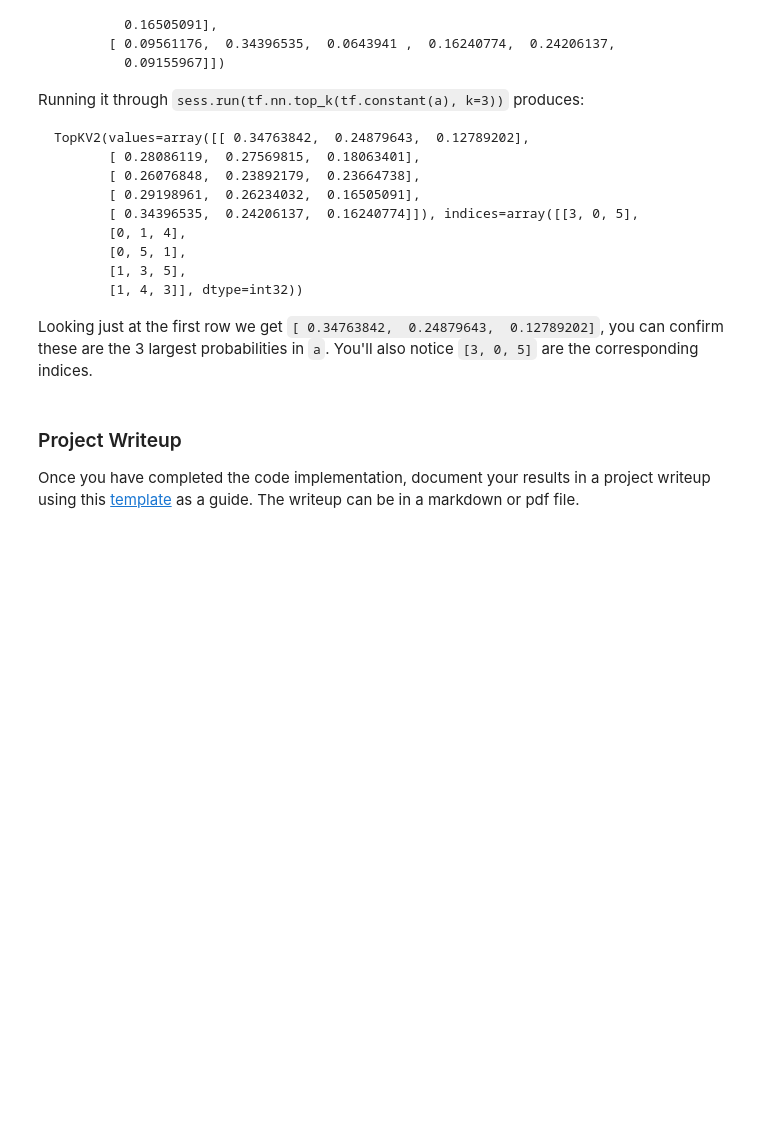
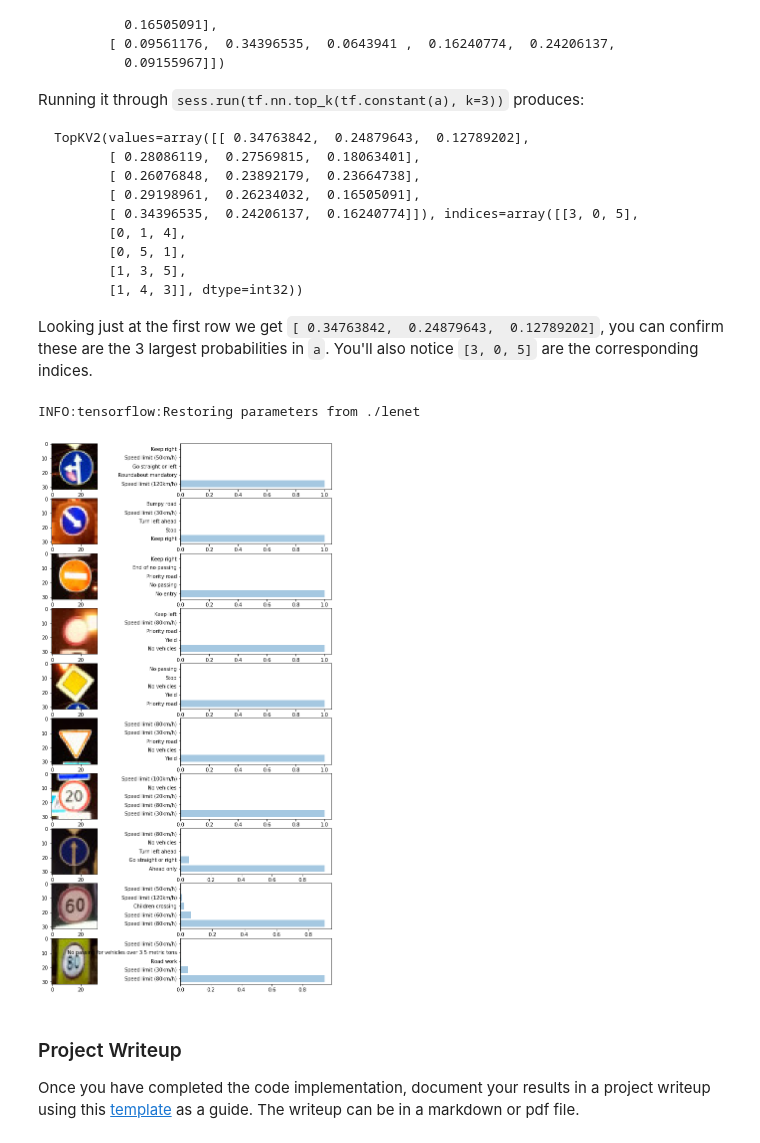
Before and after one commit to yang1688899/CarND-Traffic-Sign-Classifier-Project, a Jupyter notebook: Traffic_Sign_Classifier.ipynb, the cells around one changed output. Saved outputs shown, nothing was run; the diff lists cells and outputs as text; code cells hidden in the pictures; blank space fills up the shorter version.

```diff
--- a/Traffic_Sign_Classifier.ipynb
+++ b/Traffic_Sign_Classifier.ipynb
@@ -406,9 +398,10 @@ INFO:tensorflow:Restoring parameters from ./lenet
 ### Calculate the accuracy for these 5 new images.
 ### For example, if the model predicted 1 out of 5 signs correctly, it's 20% accurate on these new images.
 with tf.Session() as sess:
+    saver = tf.train.import_meta_graph('lenet.meta')
     saver.restore(sess, './lenet')
 
     test_accuracy_on_new_img = evaluate(new_data_processed, new_labels)
-    print("Test Accuracy = {:.3f}".format(test_accuracy_on_new_img))
+    print("Test on new image accuracy = {:.3f}".format(test_accuracy_on_new_img))
 # %% [output]
 INFO:tensorflow:Restoring parameters from ./lenet
@@ -459,3 +449,33 @@ Looking just at the first row we get `[ 0.34763842,  0.24879643,  0.12789202]`,
+# %%
+### Print out the top five softmax probabilities for the predictions on the German traffic sign images found on the web.
+### Feel free to use as many code cells as needed.
+top_5 = tf.nn.top_k(tf.nn.softmax(logits),5)
+with tf.Session() as sess:
+    saver = tf.train.import_meta_graph('lenet.meta')
+    saver.restore(sess, './lenet')
+    top_5_predicts = sess.run(top_5,feed_dict={x:new_data_processed})
+predict_indices = top_5_predicts.indices
+predict_values = top_5_predicts.values
+
+plt.figure(figsize=(12,20))
+for i in range(len(new_data)):
+
+    plt.subplot(10,2,2*i+1)
+    plt.imshow(new_data[i])
+
+    indices = predict_indices[i]
+    values = predict_values[i]
+    predict_class = [class_name[i] for i in indices]
+    plt.subplot(10,2,2*i+2)
+
+
+    y_pos = np.arange(len(predict_class))
+
+    plt.barh(y_pos, values, align='center', alpha=0.4)
+    plt.yticks(y_pos, predict_class)
+# %% [output]
+INFO:tensorflow:Restoring parameters from ./lenet
+[figure, added]
 # %% [markdown]
 ### Project Writeup
 
```
Also changed, not shown: parts of 14 cells of this notebook, 3 other files.
